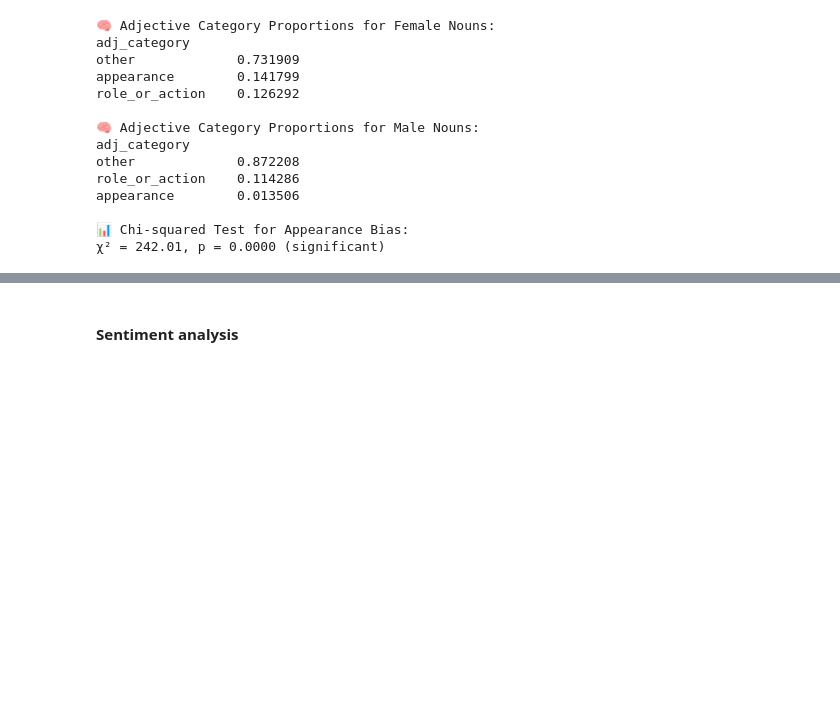
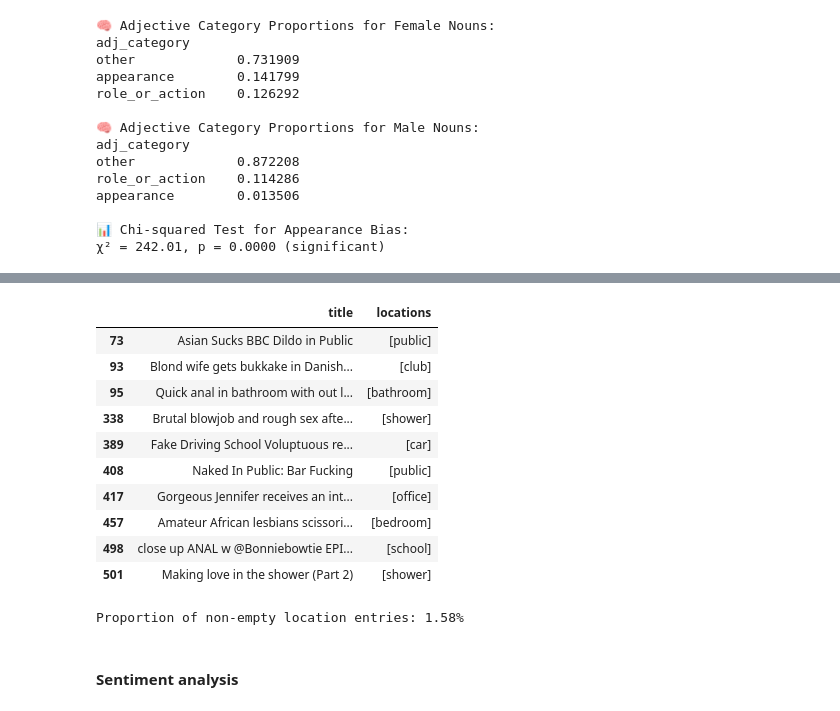
Before and after one commit to ptypes-nlesc/stereotype-map, a Jupyter notebook: notebooks/POS_tagging_dependency_parsing.ipynb, the cells around one changed output, grey strips where cells are left out. Saved outputs shown, nothing was run; the diff lists cells and outputs as text; code cells hidden in the pictures; blank space fills up the shorter version.

Commit message:
add locations

```diff
--- a/notebooks/POS_tagging_dependency_parsing.ipynb
+++ b/notebooks/POS_tagging_dependency_parsing.ipynb
@@ -494,0 +521,22 @@ nsubjpass      35     4     39      0.897436    0.102564
+# %%
+# Which locations (e.g., “bathroom”, “school”, “hotel”) are more frequently associated with gendered or racialized nouns in titles?
+# (are women more often associated with domestic spaces? Are certain races depicted in public, exotic, or confined locations?)
+# Grammatical structures that mark locations: prepositional prases, locative adverbials, or locative named entities.
+# Prepositional phrases are the most common.
+
+
+from src.models.locations import add_locations_from_titles, location_person_cooccurrence, normalize_and_sort
+
+# DO I need to define locations??
+
+# Extract locations from titles using grammar (prep → pobj)
+df = add_locations_from_titles(df)
+
+# Run co-occurrence analysis
+location_df = location_person_cooccurrence(df)
+
+# Optionally normalize to proportions
+location_props = normalize_and_sort(location_df)
+
+# View or plot
+print(location_props.head())
@@ -494,0 +562,20 @@ nsubjpass      35     4     39      0.897436    0.102564
+# %%
+# Show only non empty locations
+df[df["locations"].apply(lambda x: isinstance(x, list) and len(x) > 0)][["title", "locations"]].head(10)
+# %% [output]
+|  | title | locations |
+| 73 | Asian Sucks BBC Dildo in Public | [public] |
+| 93 | Blond wife gets bukkake in Danish... | [club] |
+| 95 | Quick anal in bathroom with out l... | [bathroom] |
+| 338 | Brutal blowjob and rough sex afte... | [shower] |
+| 389 | Fake Driving School Voluptuous re... | [car] |
+| 408 | Naked In Public: Bar Fucking | [public] |
+| 417 | Gorgeous Jennifer receives an int... | [office] |
+| 457 | Amateur African lesbians scissori... | [bedroom] |
+| 498 | close up ANAL w @Bonniebowtie EPI... | [school] |
+| 501 | Making love in the shower (Part 2) | [shower] |
+# %%
+non_empty_ratio = df["locations"].apply(lambda x: isinstance(x, list) and len(x) > 0).mean()
+print(f"Proportion of non-empty location entries: {non_empty_ratio:.2%}")
+# %% [output]
+Proportion of non-empty location entries: 1.58%
```
Also changed, not shown: parts of 3 cells of this notebook, 2 other files.
